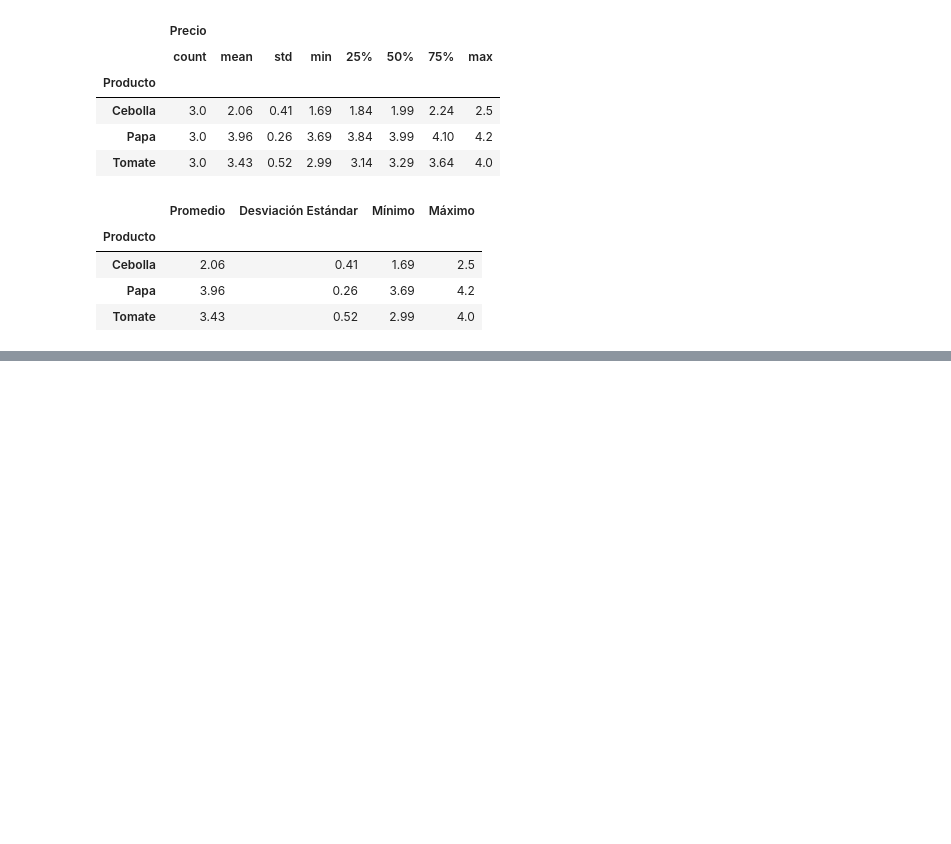
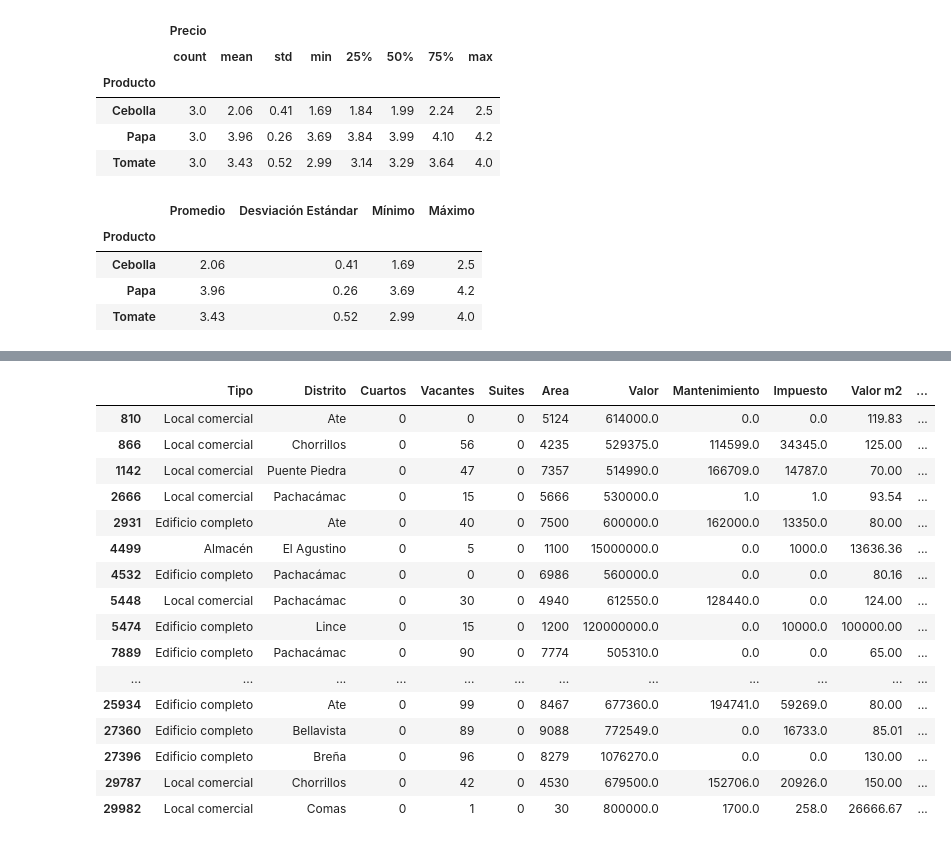
Before and after one commit to AdrianCPC/Data_analysis_rentals, a Jupyter notebook: Base_de_Datos.ipynb, the cells around one changed output, grey strips where cells are left out. Drawn from its saved outputs; the diff is of its cells as text; code cells hidden in the pictures; blank space fills up the shorter version.

```diff
--- a/Base_de_Datos.ipynb
+++ b/Base_de_Datos.ipynb
@@ -1433,0 +1477,20 @@ productos['Precio'].aggregate(estadisticas).rename(columns = nombres).round(2)
+# %%
+datos[datos['Valor'] >= 500000]
+# %% [output]
+|  | Tipo | Distrito | Cuartos | Vacantes | Suites | Area | Valor | Mantenimiento | Impuesto | Valor m2 | ... |
+| 810 | Local comercial | Ate | 0 | 0 | 0 | 5124 | 614000.0 | 0.0 | 0.0 | 119.83 | ... |
+| 866 | Local comercial | Chorrillos | 0 | 56 | 0 | 4235 | 529375.0 | 114599.0 | 34345.0 | 125.00 | ... |
+| 1142 | Local comercial | Puente Piedra | 0 | 47 | 0 | 7357 | 514990.0 | 166709.0 | 14787.0 | 70.00 | ... |
+| 2666 | Local comercial | Pachacámac | 0 | 15 | 0 | 5666 | 530000.0 | 1.0 | 1.0 | 93.54 | ... |
+| 2931 | Edificio completo | Ate | 0 | 40 | 0 | 7500 | 600000.0 | 162000.0 | 13350.0 | 80.00 | ... |
+| 4499 | Almacén | El Agustino | 0 | 5 | 0 | 1100 | 15000000.0 | 0.0 | 1000.0 | 13636.36 | ... |
+| 4532 | Edificio completo | Pachacámac | 0 | 0 | 0 | 6986 | 560000.0 | 0.0 | 0.0 | 80.16 | ... |
+| 5448 | Local comercial | Pachacámac | 0 | 30 | 0 | 4940 | 612550.0 | 128440.0 | 0.0 | 124.00 | ... |
+| 5474 | Edificio completo | Lince | 0 | 15 | 0 | 1200 | 120000000.0 | 0.0 | 10000.0 | 100000.00 | ... |
+| 7889 | Edificio completo | Pachacámac | 0 | 90 | 0 | 7774 | 505310.0 | 0.0 | 0.0 | 65.00 | ... |
+| ... | ... | ... | ... | ... | ... | ... | ... | ... | ... | ... | ... |
+| 25934 | Edificio completo | Ate | 0 | 99 | 0 | 8467 | 677360.0 | 194741.0 | 59269.0 | 80.00 | ... |
+| 27360 | Edificio completo | Bellavista | 0 | 89 | 0 | 9088 | 772549.0 | 0.0 | 16733.0 | 85.01 | ... |
+| 27396 | Edificio completo | Breña | 0 | 96 | 0 | 8279 | 1076270.0 | 0.0 | 0.0 | 130.00 | ... |
+| 29787 | Local comercial | Chorrillos | 0 | 42 | 0 | 4530 | 679500.0 | 152706.0 | 20926.0 | 150.00 | ... |
+| 29982 | Local comercial | Comas | 0 | 1 | 0 | 30 | 800000.0 | 1700.0 | 258.0 | 26666.67 | ... |
```
Also changed, not shown: parts of 8 cells of this notebook.
